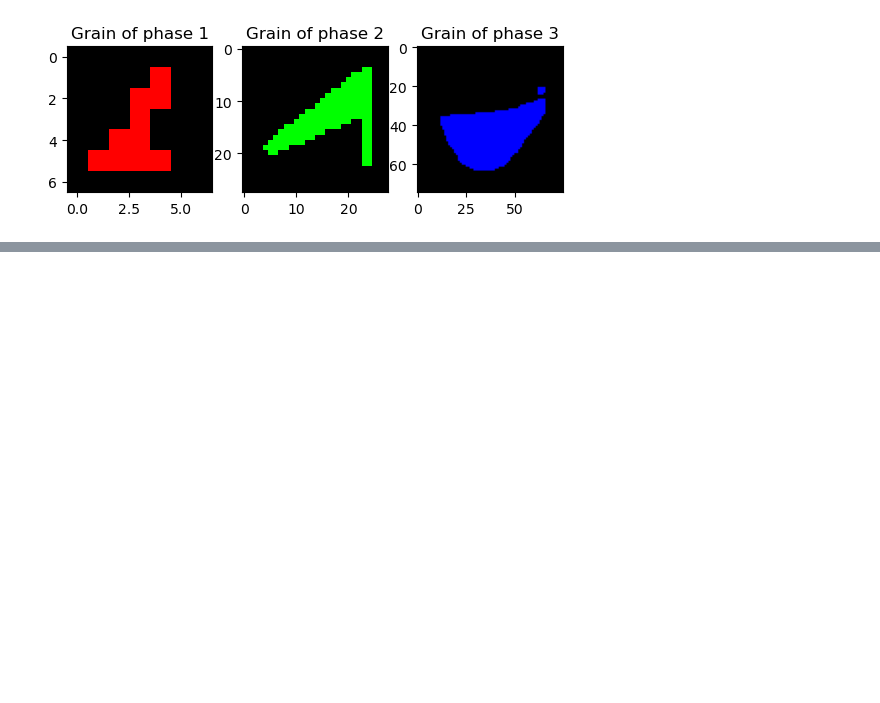
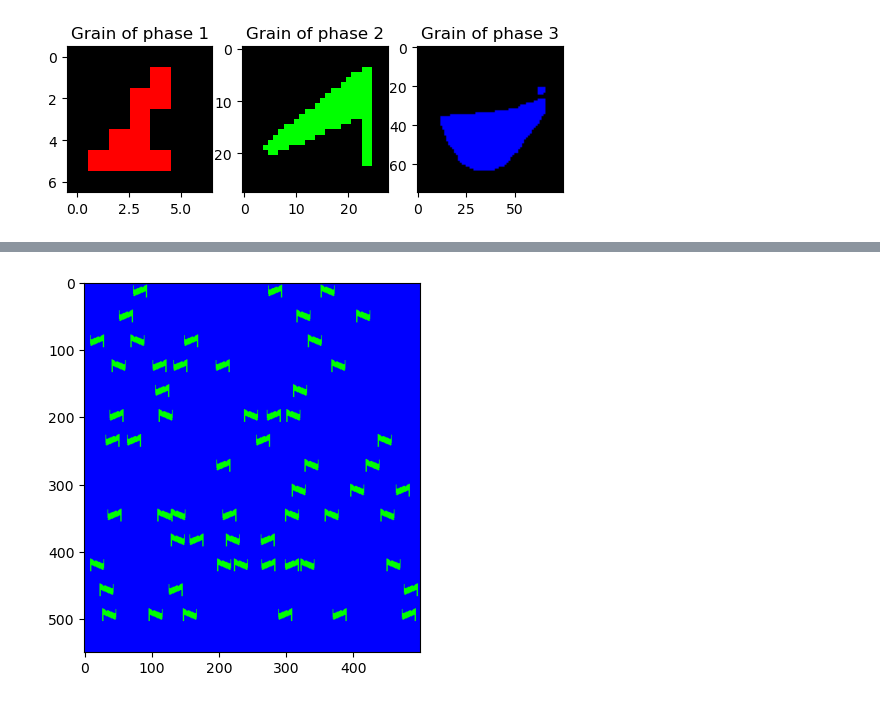
Before and after one commit to KrzysiekJa/grain-images-analytics, a Jupyter notebook: notebook.ipynb, the cells around one changed output, grey strips where cells are left out. Drawn from its saved outputs; the diff is of its cells as text; code cells hidden in the pictures; blank space fills up the shorter version.

```diff
--- a/notebook.ipynb
+++ b/notebook.ipynb
@@ -1401,0 +1427,5 @@ Part-per-thousand:  0.003 0.476 0.523
+# %%
+plt.imshow(new_image, cmap=cmap)
+plt.show()
+# %% [output]
+[figure, added]
```
Also changed, not shown: parts of 13 cells of this notebook.
